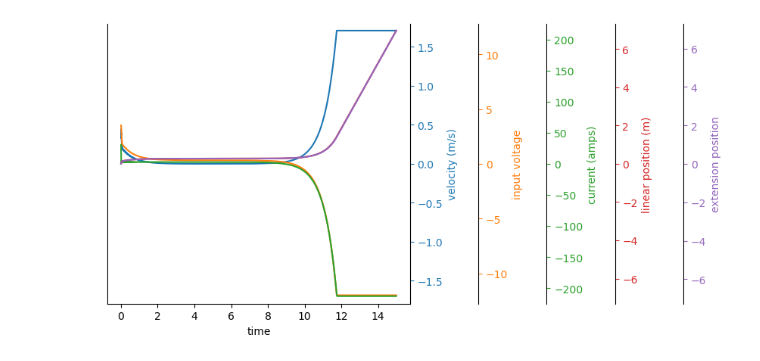
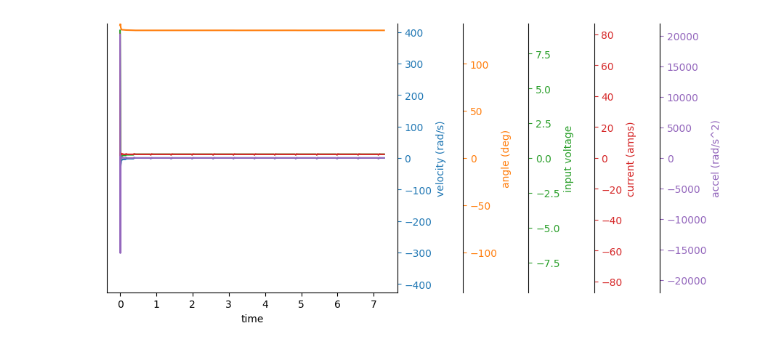
Before and after one commit to FIRST1778/2023-Robot-Code, a Jupyter notebook: armplot.ipynb, the cells around one changed output. Cells and saved outputs as stored; diff of their text form; code cells hidden in the pictures.

```diff
--- a/armplot.ipynb
+++ b/armplot.ipynb
@@ -3,37 +3,37 @@ import csv
 
 cutoff_time = 15
 
-with open("extensionsim.csv") as f:
+with open("armjointsim.csv") as f:
     r = csv.reader(f)
     header = next(r)
     rows = [[float(x) for x in row] for row in r]
     del rows[-1]
     for i, row in enumerate(rows):
         if row[0] >= cutoff_time:
             break
     del rows[i:]
 
 from matplotlib import pyplot as plt
 fig, ax = plt.subplots()
 fig.subplots_adjust(right=0.75)
 
 ax.set(xlabel=header[0])
 ax.spines[["right", "top"]].set_visible(False)
 ax.yaxis.set_visible(False)
 
 twins = [ax.twinx() for _ in header[1:]]
 for i, twin in enumerate(twins):
     twin.spines[["left", "bottom", "top"]].set_visible(False)
     twin.spines.right.set_position(("outward", 65*i))
 
     p, = twin.plot([row[0] for row in rows], [row[i+1] for row in rows], f"C{i}", label=header[i+1])
     ymin, ymax = twin.get_ylim()
     yh = max(abs(ymin), abs(ymax))
     twin.set_ylim(-yh, yh)
 
     twin.set(ylabel=header[i+1])
     twin.yaxis.label.set_color(p.get_color())
     twin.tick_params(axis="y", colors=p.get_color())
 plt.show()
 # %% [output]
-[figure, old version]
+[figure, new version]
```
Also changed, not shown: 13 other files.
